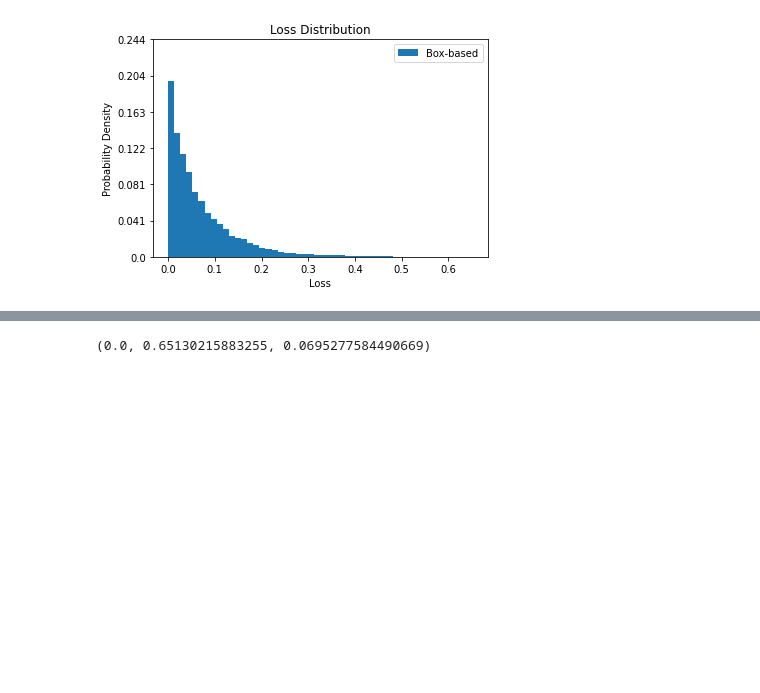
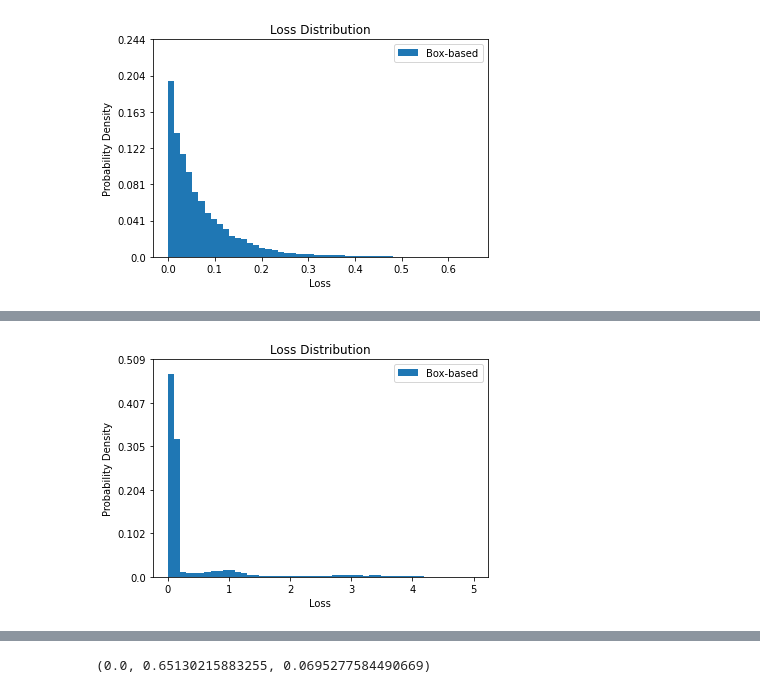
Before and after one commit to susanbao/orkspace, a Jupyter notebook: DINO/estimated_loss_analysis.ipynb, the cells around one changed output, grey strips where cells are left out. Cells and saved outputs as stored; diff of their text form; code cells hidden in the pictures; blank space fills up the shorter version.

```diff
--- a/DINO/estimated_loss_analysis.ipynb
+++ b/DINO/estimated_loss_analysis.ipynb
@@ -55,0 +191,4 @@ display_data_hist(val_bbox_loss)
+# %%
+display_data_hist(val_ce_loss)
+# %% [output]
+[figure, added]
```
Also changed, not shown: parts of 18 cells of this notebook, 3 other files.
